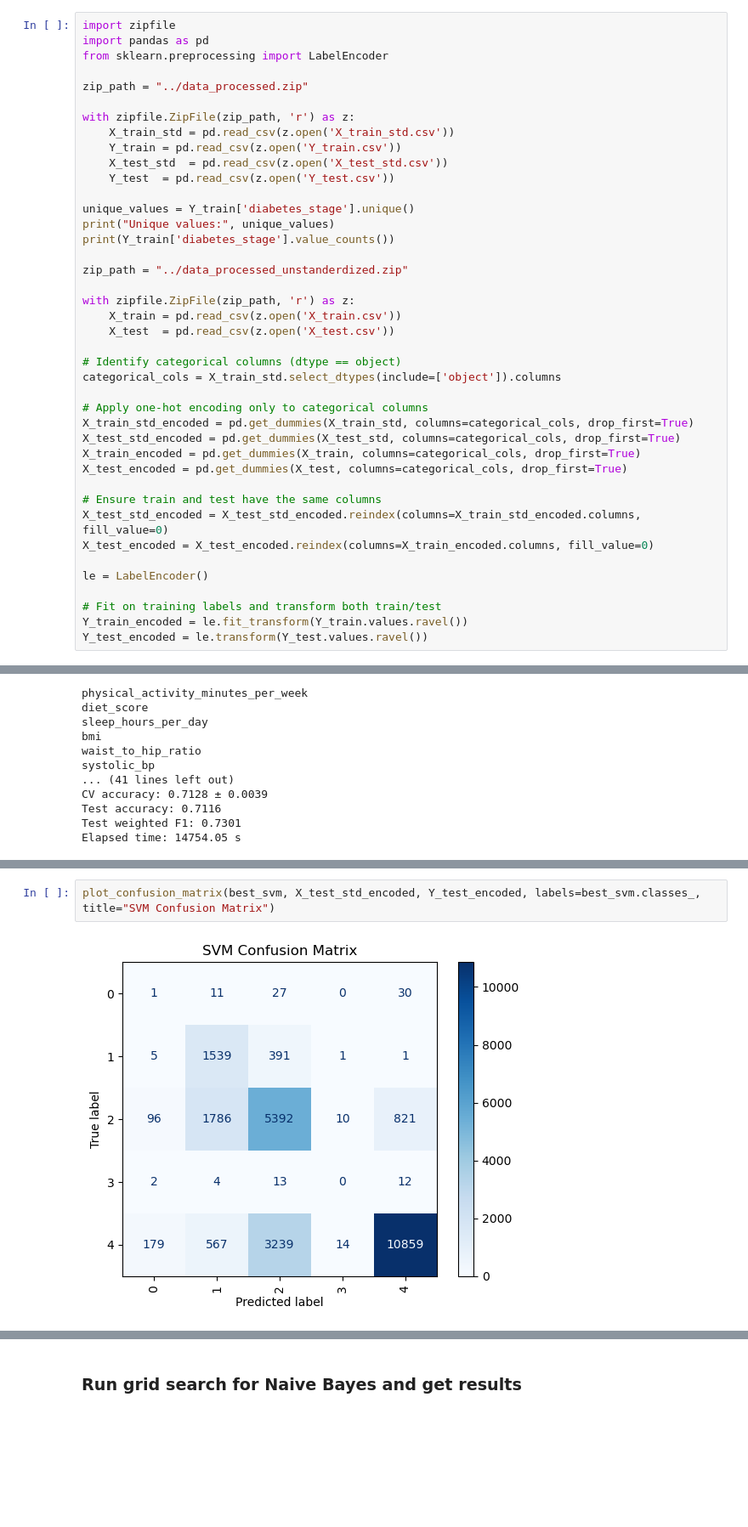
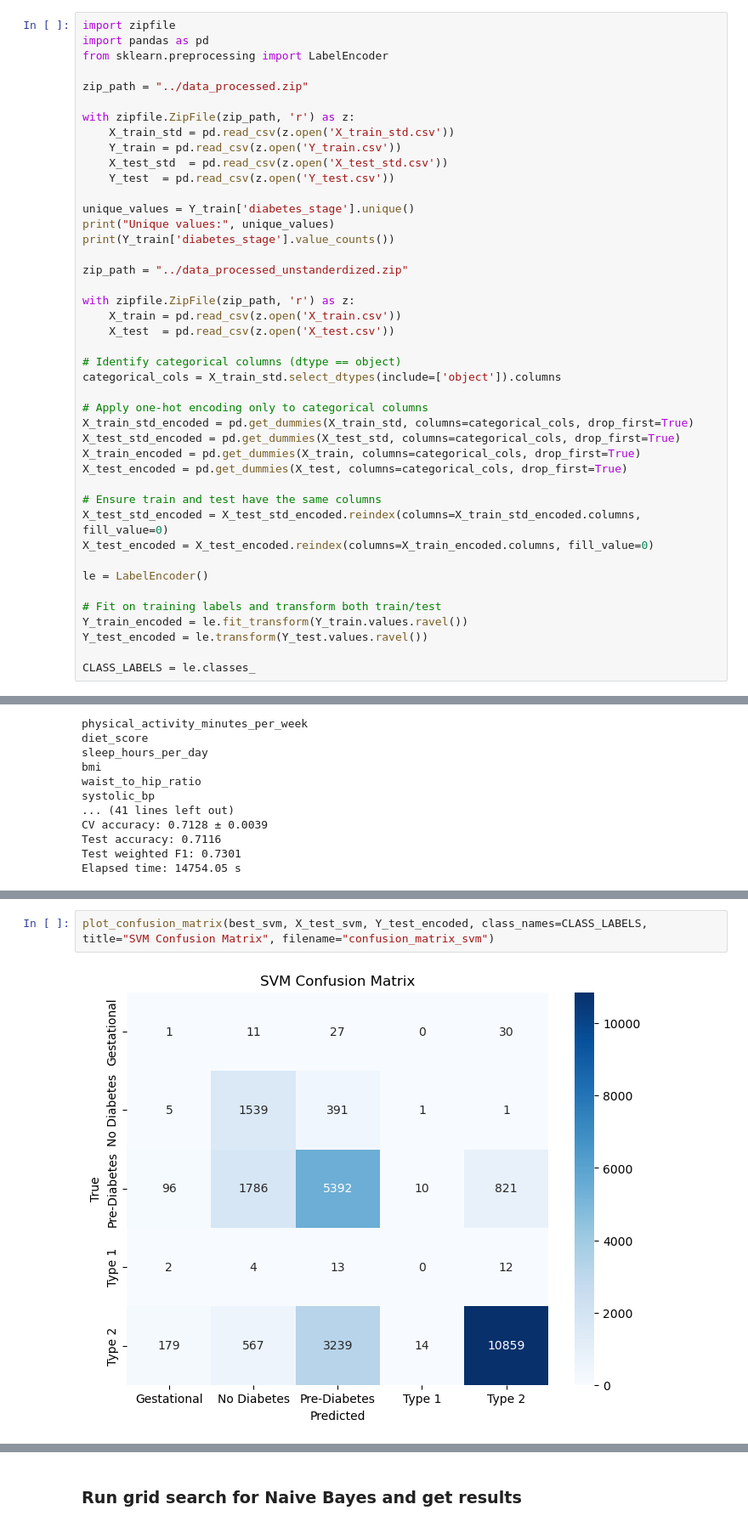
Before and after one commit to DinoAFT/Classification---Predicting-Diabetes-Stage, a Jupyter notebook: svm_and_bayes/svm_and_bayes.ipynb, the cells around one changed output, grey strips where cells are left out. Shown at 85% size. Cells and saved outputs as stored; diff of their text form; blank space fills up the shorter version.

Commit message:
Add labels to svm and nb plots.

```diff
--- a/svm_and_bayes/svm_and_bayes.ipynb
+++ b/svm_and_bayes/svm_and_bayes.ipynb
@@ -43,6 +43,8 @@ le = LabelEncoder()
 # Fit on training labels and transform both train/test
 Y_train_encoded = le.fit_transform(Y_train.values.ravel())
 Y_test_encoded = le.transform(Y_test.values.ravel())
+
+CLASS_LABELS = le.classes_
 # %% [output]
 Unique values: ['Type 2' 'Pre-Diabetes' 'No Diabetes' 'Gestational' 'Type 1']
 diabetes_stage
@@ -237,5 +315,5 @@ Elapsed time: 14754.05 s
 # %%
-plot_confusion_matrix(best_svm, X_test_std_encoded, Y_test_encoded, labels=best_svm.classes_, title="SVM Confusion Matrix")
+plot_confusion_matrix(best_svm, X_test_svm, Y_test_encoded, class_names=CLASS_LABELS, title="SVM Confusion Matrix", filename="confusion_matrix_svm")
 # %% [output]
-[figure, old version]
+[figure, new version]
 # %%
```
Also changed, not shown: parts of 6 cells of this notebook, 5 other files.
